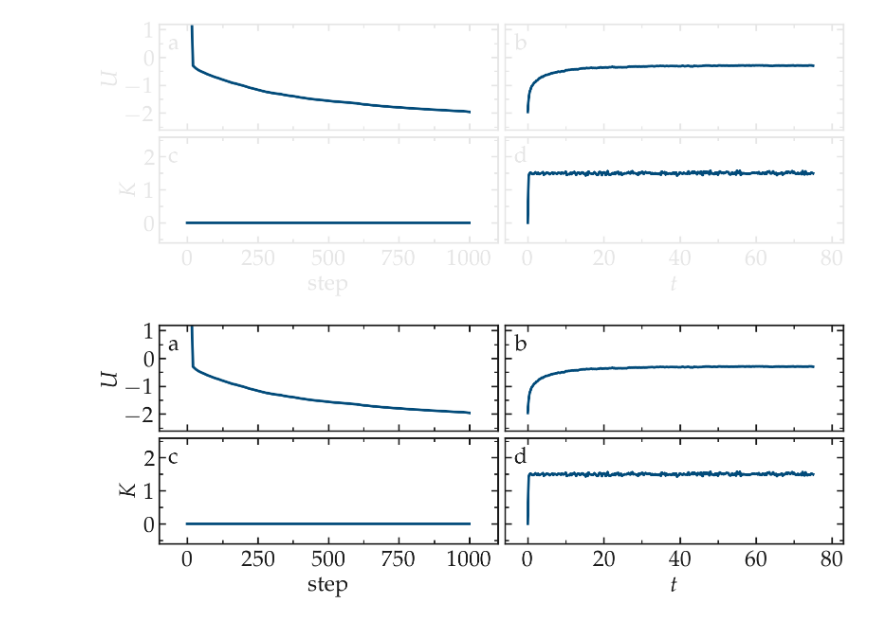
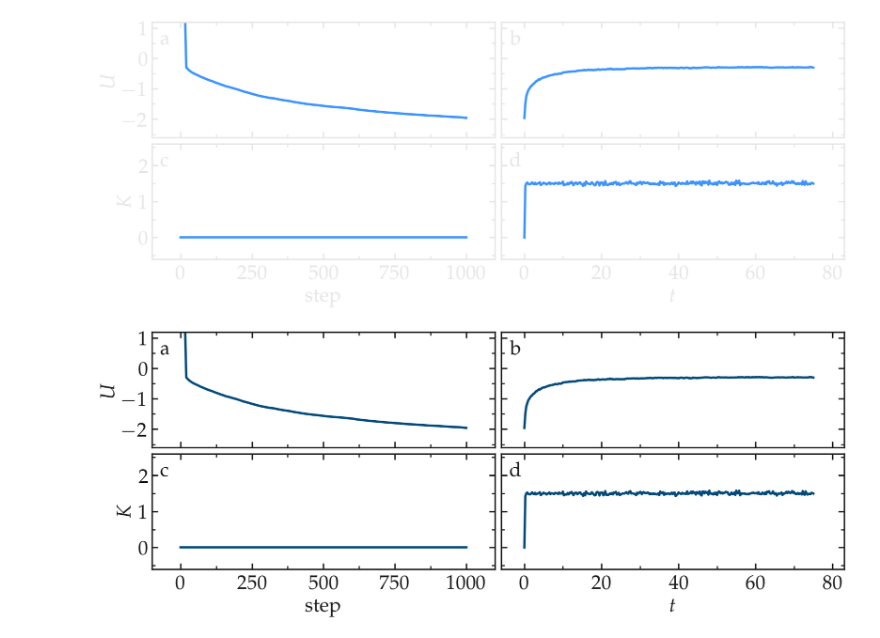
Before and after one commit to lammpstutorials/lammpstutorials.github.io, a Jupyter notebook: docs/sphinx/source/tutorial1/figures/initial.ipynb, the cells around one changed output. Saved outputs shown, nothing was run; the diff lists cells and outputs as text; code cells hidden in the pictures.

```diff
--- a/docs/sphinx/source/tutorial1/figures/initial.ipynb
+++ b/docs/sphinx/source/tutorial1/figures/initial.ipynb
@@ -13,10 +13,29 @@ from plttools import PltTools
 path_figures = current_path # git_path + "/figures/"
 path_data = git_path + "/dependencies/lammpstutorials-inputs/"+path_in_folder.split('/')[-2]+"/"
 # %%
-color0 = np.array([0.5, 0.5, 0.5])
-color1 = np.array([1, 0.682, 0.286])
-color2 = np.array([0.008, 0.294, 0.478])
-color3 = np.array([0.267, 0.647, 0.761])
+color0_light = np.array([0.5, 0.5, 0.5])
+color1_light = np.array([1, 0.682, 0.286])
+color2_light = np.array([0.008, 0.294, 0.478])
+color3_light = np.array([0.267, 0.647, 0.761])
+
+color0_dark = np.array([0.5, 0.5, 0.5])
+color1_dark = np.array([1, 0.8, 0.5])
+color2_dark = np.array([0.24, 0.58, 1.0])
+color3_dark = np.array([0.4, 0.75, 0.85])
+
+colors_light = {
+    "color0": color0_light,
+    "color1": color1_light,
+    "color2": color2_light,
+    "color3": color3_light,
+}
+
+colors_dark = {
+    "color0": color0_dark,
+    "color1": color1_dark,
+    "color2": color2_dark,
+    "color3": color3_dark,
+}
 # %%
 log = lammps_logfile.File(path_data+"initial.log")
 Step_EM = log.get("Step", run_num = 0)
@@ -33,9 +52,12 @@ filename = "LJ-energy"
 
 for dark_mode in [True, False]:
 
+    colors = colors_dark if dark_mode else colors_light
+    globals().update(colors)
+
     # Initialise figure
     myplt = PltTools()
-    myplt.prepare_figure(fig_size = (16,6.1), dark_mode = dark_mode,
+    myplt.prepare_figure(fig_size = (18,7.1), dark_mode = dark_mode,
                         transparency = True, use_serif=True, n_colone=2, n_line=2)
     # Panel a
     myplt.add_panel()
@@ -52,32 +74,32 @@ for dark_mode in [True, False]:
     myplt.add_plot(x = Time_MD-Time_MD[0], y = PotEng_MD, type = "plot", linewidth_data = 5,
                 marker = "-", data_color = color2, markersize = 12, data_label = r'$p_\mathrm{e}$')
     myplt.complete_panel(ylabel = None, xlabel = None,
                         xpad = 10, legend=False, handlelength_legend=1)
     myplt.set_boundaries(x_ticks=np.arange(0, 81, 20), x_boundaries=(-6, 83),
                         y_ticks=np.arange(-2, 1.01, 1), y_boundaries=(-2.6, 1.2))
 
     # Panel a
     myplt.add_panel()
     myplt.add_plot(x = Step_EM, y = KinEng_EM, type = "plot", linewidth_data = 5,
                 marker = "-", data_color = color2, markersize = 12, data_label = r'$k_\mathrm{e}$')
     myplt.complete_panel(ylabel = r'$K$', xlabel = r'$\mathrm{step}$',
                         xpad = 10, legend=False, handlelength_legend=1)
     myplt.set_boundaries(x_ticks=np.arange(0, 1001, 250), x_boundaries=(-100, 1100.5),
                         y_ticks=np.arange(0, 2.01, 1), y_boundaries=(-0.6, 2.6))
     # Panel b
     myplt.add_panel()
     #myplt.add_plot(x = Time_MD-Time_MD[0], y = PotEng_MD+KinEng_MD, type = "plot", linewidth_data = 3,
     #               marker = "-", data_color = np.array([0.2, 0.2, 0.2]), markersize = 12, data_label = r'$e_\mathrm{total}$')
     myplt.add_plot(x = Time_MD-Time_MD[0], y = KinEng_MD, type = "plot", linewidth_data = 5,
                 marker = "-", data_color = color2, markersize = 12, data_label = r'$k_\mathrm{e}$')
     myplt.complete_panel(ylabel = None, xlabel = r'$t$',
                         xpad = 10, legend=False, handlelength_legend=1)
     myplt.set_boundaries(x_ticks=np.arange(0, 81, 20), x_boundaries=(-6, 83),
                         y_ticks=np.arange(0, 2.01, 1), y_boundaries=(-0.6, 2.6))
 
     # Print figure
     myplt.add_subplotlabels()
     myplt.save_figure(filename = filename, saving_path = path_figures)
 # %% [output]
-[figure, old version]
+[figure, new version]
-[figure, old version]
+[figure, new version]
```
Also changed, not shown: 6 other files.
